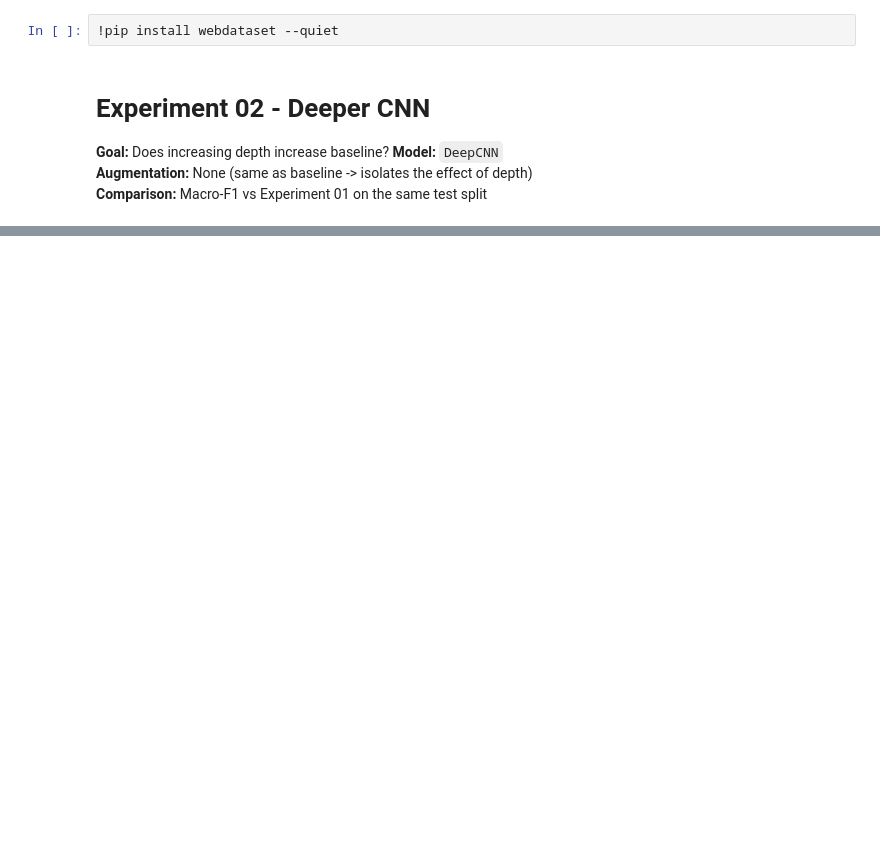
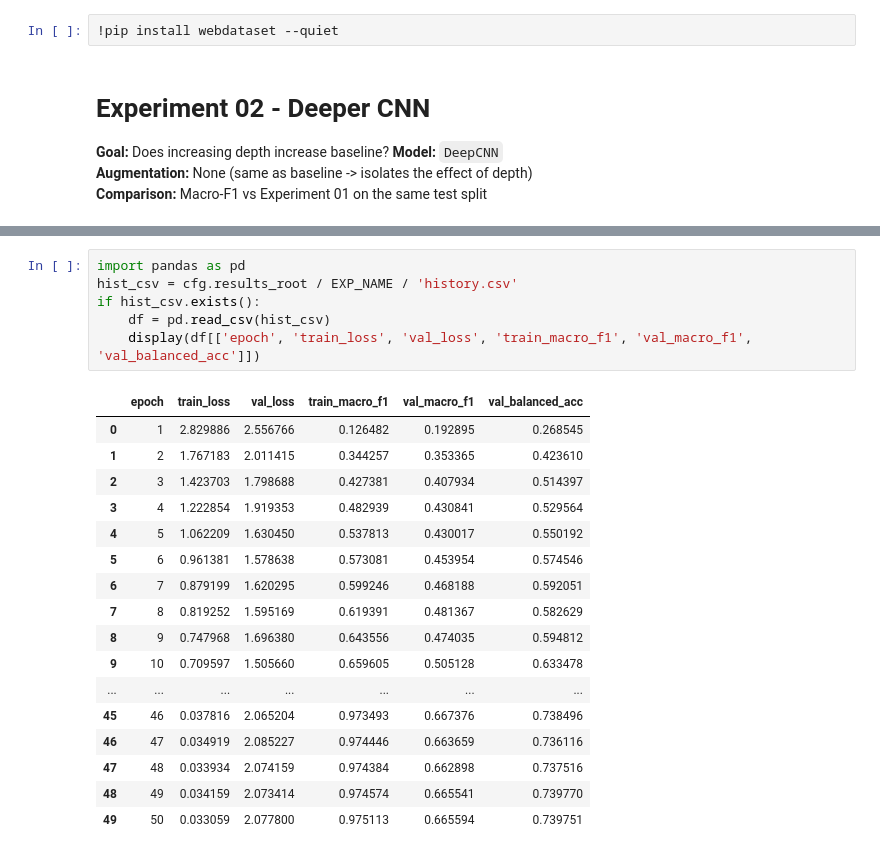
Before and after one commit to Jordixu/DeepLearning-FinalProject, a Jupyter notebook: experiments/02_deeper.ipynb, the cells around one changed output, grey strips where cells are left out. Saved outputs shown, nothing was run; the diff lists cells and outputs as text; blank space fills up the shorter version.

```diff
--- a/experiments/02_deeper.ipynb
+++ b/experiments/02_deeper.ipynb
@@ -130,0 +129,24 @@ weighted avg       0.18      0.18      0.17       356
+# %%
+import pandas as pd
+hist_csv = cfg.results_root / EXP_NAME / 'history.csv'
+if hist_csv.exists():
+    df = pd.read_csv(hist_csv)
+    display(df[['epoch', 'train_loss', 'val_loss', 'train_macro_f1', 'val_macro_f1', 'val_balanced_acc']])
+# %% [output]
+|  | epoch | train_loss | val_loss | train_macro_f1 | val_macro_f1 | val_balanced_acc |
+| 0 | 1 | 2.829886 | 2.556766 | 0.126482 | 0.192895 | 0.268545 |
+| 1 | 2 | 1.767183 | 2.011415 | 0.344257 | 0.353365 | 0.423610 |
+| 2 | 3 | 1.423703 | 1.798688 | 0.427381 | 0.407934 | 0.514397 |
+| 3 | 4 | 1.222854 | 1.919353 | 0.482939 | 0.430841 | 0.529564 |
+| 4 | 5 | 1.062209 | 1.630450 | 0.537813 | 0.430017 | 0.550192 |
+| 5 | 6 | 0.961381 | 1.578638 | 0.573081 | 0.453954 | 0.574546 |
+| 6 | 7 | 0.879199 | 1.620295 | 0.599246 | 0.468188 | 0.592051 |
+| 7 | 8 | 0.819252 | 1.595169 | 0.619391 | 0.481367 | 0.582629 |
+| 8 | 9 | 0.747968 | 1.696380 | 0.643556 | 0.474035 | 0.594812 |
+| 9 | 10 | 0.709597 | 1.505660 | 0.659605 | 0.505128 | 0.633478 |
+| ... | ... | ... | ... | ... | ... | ... |
+| 45 | 46 | 0.037816 | 2.065204 | 0.973493 | 0.667376 | 0.738496 |
+| 46 | 47 | 0.034919 | 2.085227 | 0.974446 | 0.663659 | 0.736116 |
+| 47 | 48 | 0.033934 | 2.074159 | 0.974384 | 0.662898 | 0.737516 |
+| 48 | 49 | 0.034159 | 2.073414 | 0.974574 | 0.665541 | 0.739770 |
+| 49 | 50 | 0.033059 | 2.077800 | 0.975113 | 0.665594 | 0.739751 |
```
Also changed, not shown: parts of 3 cells of this notebook, 10 other files.
